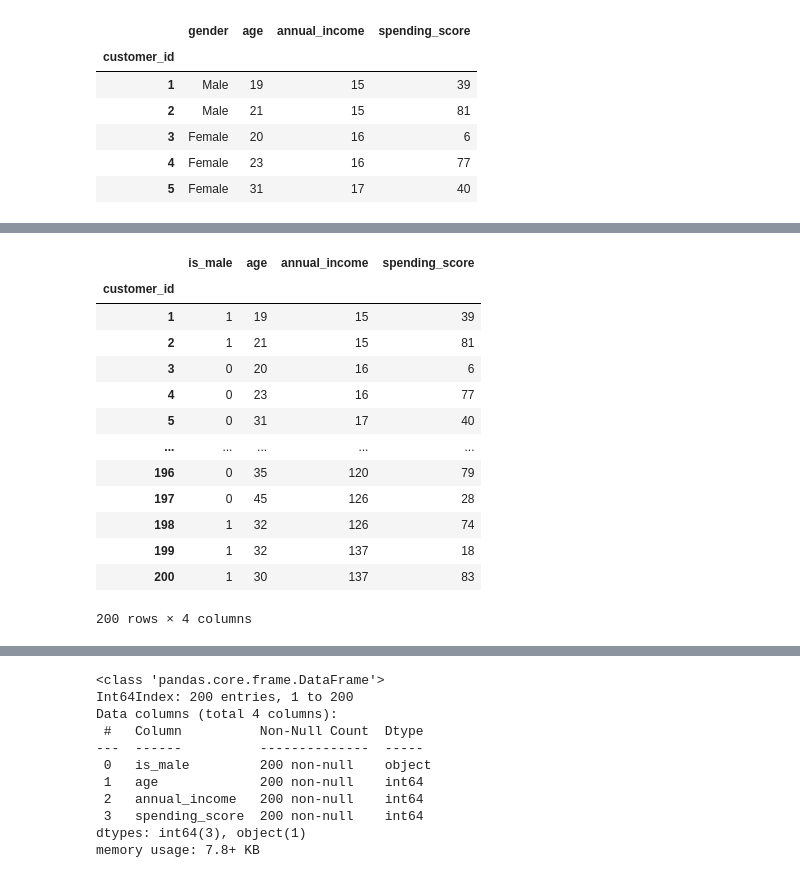
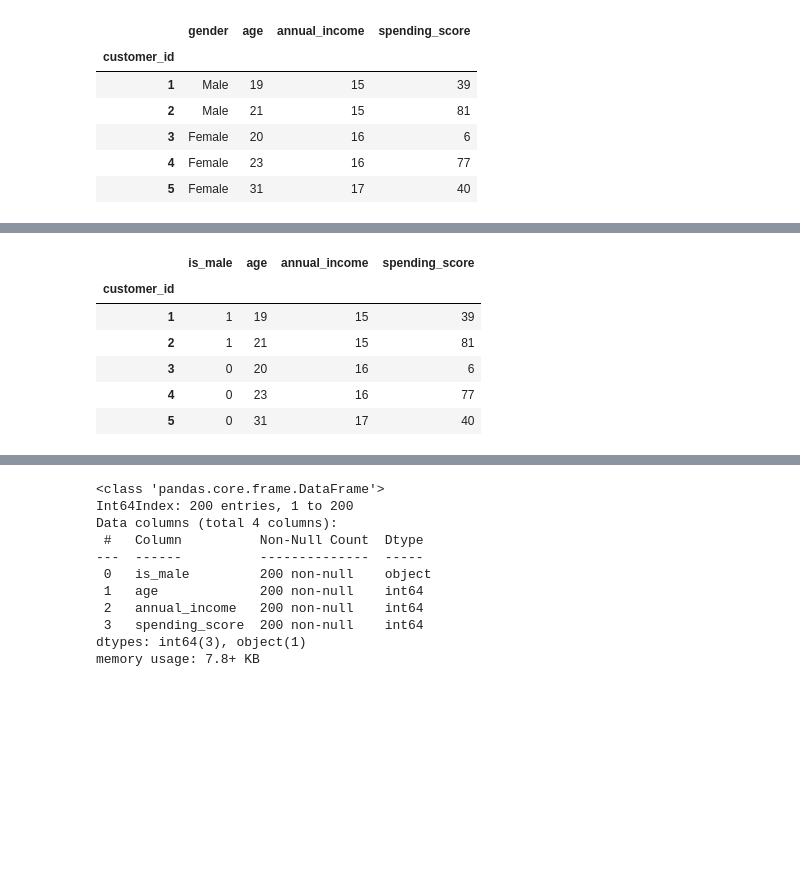
Before and after one commit to barbmarques/clustering-exercises, a Jupyter notebook: Modeling.ipynb, the cells around one changed output, grey strips where cells are left out. Saved outputs shown, nothing was run; the diff lists cells and outputs as text; code cells hidden in the pictures; blank space fills up the shorter version.

```diff
--- a/Modeling.ipynb
+++ b/Modeling.ipynb
@@ -181,18 +174,11 @@ mall
 # %%
 mall.is_male.replace({'Male':'1', 'Female':'0'}, inplace=True)
-mall
+mall.head()
 # %% [output]
 |  | is_male | age | annual_income | spending_score |
 | customer_id |  |  |  |  |
 | 1 | 1 | 19 | 15 | 39 |
 | 2 | 1 | 21 | 15 | 81 |
 | 3 | 0 | 20 | 16 | 6 |
 | 4 | 0 | 23 | 16 | 77 |
 | 5 | 0 | 31 | 17 | 40 |
-| ... | ... | ... | ... | ... |
-| 196 | 0 | 35 | 120 | 79 |
-| 197 | 0 | 45 | 126 | 28 |
-| 198 | 1 | 32 | 126 | 74 |
-| 199 | 1 | 32 | 137 | 18 |
-| 200 | 1 | 30 | 137 | 83 |
-200 rows × 4 columns
```
Also changed, not shown: parts of 28 cells of this notebook, 1 other file.
